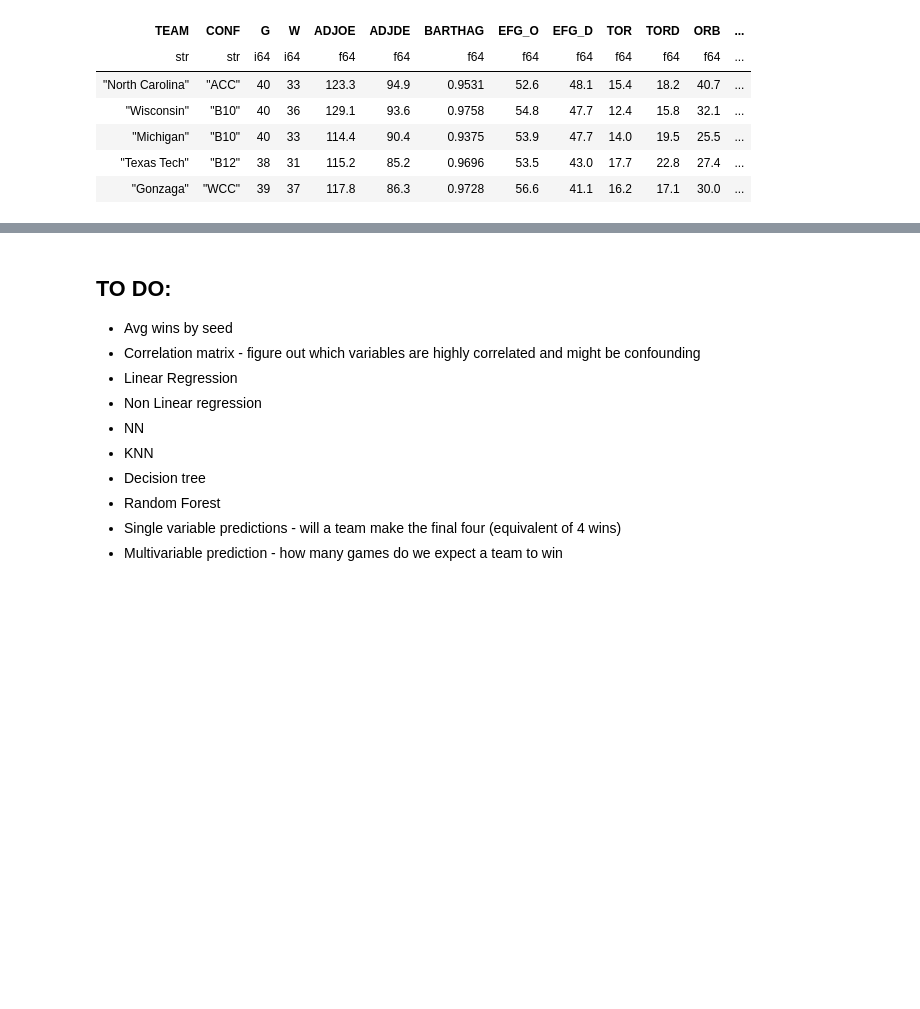
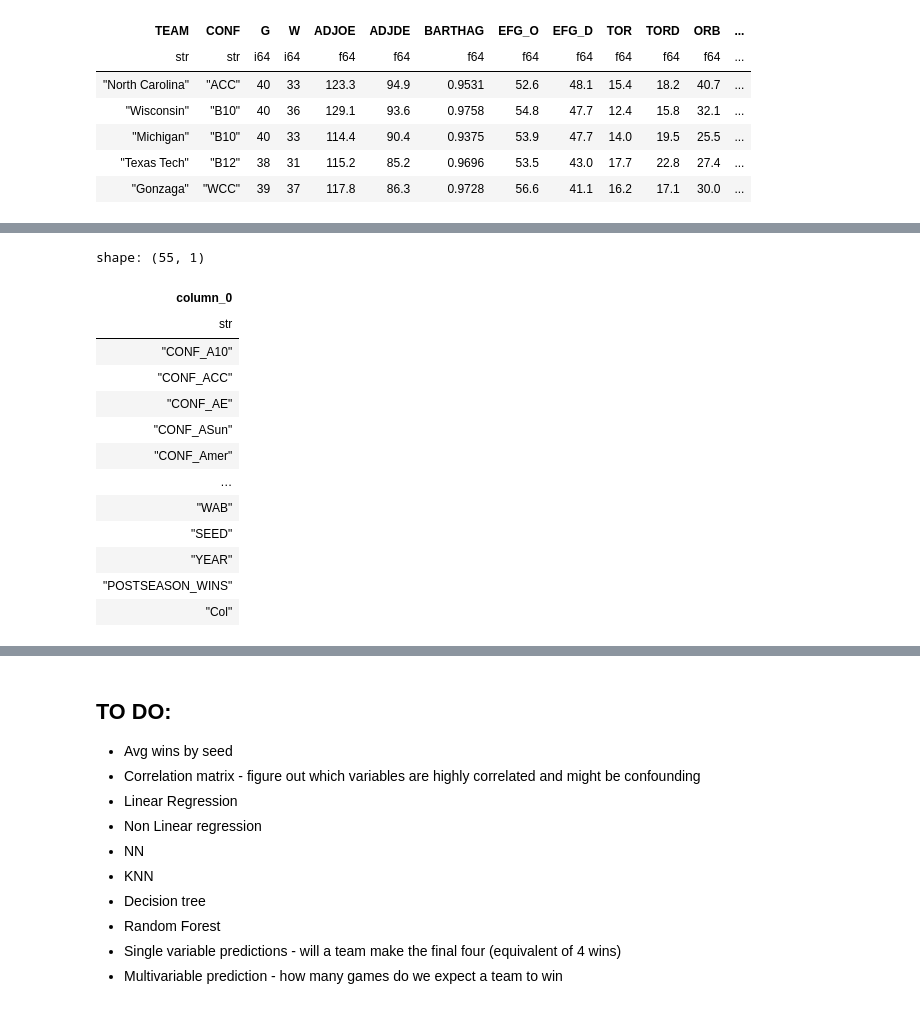
Before and after one commit to ryan-algier/basketball_bracket, a Jupyter notebook: code/data_prep.ipynb, the cells around one changed output, grey strips where cells are left out. Saved outputs shown, nothing was run; the diff lists cells and outputs as text; code cells hidden in the pictures; blank space fills up the shorter version.

```diff
--- a/code/data_prep.ipynb
+++ b/code/data_prep.ipynb
@@ -22,0 +80,18 @@ shape: (5, 25)
+# %%
+df_prep2 = pl.DataFrame(data = df_prep.columns)
+df_prep2
+# %% [output]
+shape: (55, 1)
+| column_0 |
+| str |
+| "CONF_A10" |
+| "CONF_ACC" |
+| "CONF_AE" |
+| "CONF_ASun" |
+| "CONF_Amer" |
+| … |
+| "WAB" |
+| "SEED" |
+| "YEAR" |
+| "POSTSEASON_WINS" |
+| "Col" |
```
Also changed, not shown: parts of 5 cells of this notebook, 2 other files.
